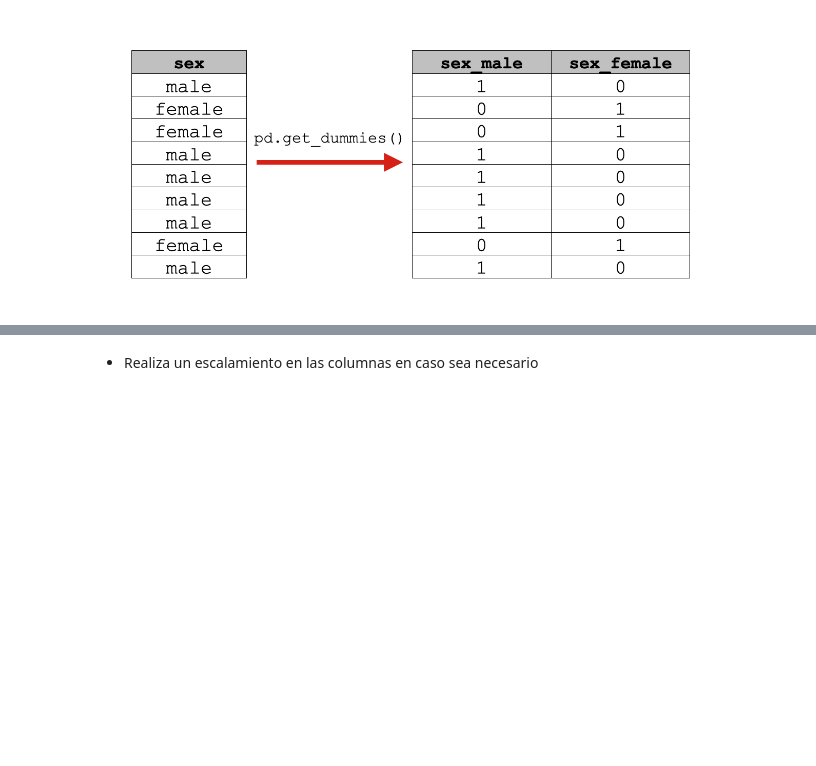
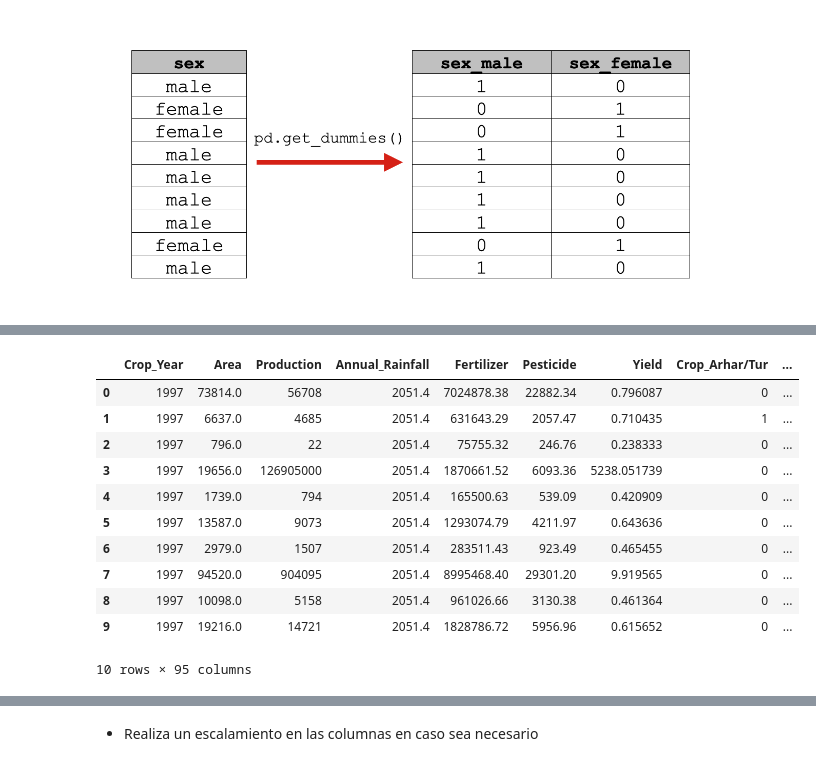
Before and after one commit to Ricardomanuel1/Maestr-a_Ciencia_de_Datos, a Jupyter notebook: MACHINE LEARNING Y DEEP LEARNING/TareaRegresionClasificacion.ipynb, the cells around one changed output, grey strips where cells are left out. Cells and saved outputs as stored; diff of their text form; code cells hidden in the pictures; blank space fills up the shorter version.

```diff
--- a/MACHINE LEARNING Y DEEP LEARNING/TareaRegresionClasificacion.ipynb
+++ b/MACHINE LEARNING Y DEEP LEARNING/TareaRegresionClasificacion.ipynb
@@ -70,0 +189,15 @@ df1.shape
+# %%
+df1.head(10)
+# %% [output]
+|  | Crop_Year | Area | Production | Annual_Rainfall | Fertilizer | Pesticide | Yield | Crop_Arhar/Tur | ... |
+| 0 | 1997 | 73814.0 | 56708 | 2051.4 | 7024878.38 | 22882.34 | 0.796087 | 0 | ... |
+| 1 | 1997 | 6637.0 | 4685 | 2051.4 | 631643.29 | 2057.47 | 0.710435 | 1 | ... |
+| 2 | 1997 | 796.0 | 22 | 2051.4 | 75755.32 | 246.76 | 0.238333 | 0 | ... |
+| 3 | 1997 | 19656.0 | 126905000 | 2051.4 | 1870661.52 | 6093.36 | 5238.051739 | 0 | ... |
+| 4 | 1997 | 1739.0 | 794 | 2051.4 | 165500.63 | 539.09 | 0.420909 | 0 | ... |
+| 5 | 1997 | 13587.0 | 9073 | 2051.4 | 1293074.79 | 4211.97 | 0.643636 | 0 | ... |
+| 6 | 1997 | 2979.0 | 1507 | 2051.4 | 283511.43 | 923.49 | 0.465455 | 0 | ... |
+| 7 | 1997 | 94520.0 | 904095 | 2051.4 | 8995468.40 | 29301.20 | 9.919565 | 0 | ... |
+| 8 | 1997 | 10098.0 | 5158 | 2051.4 | 961026.66 | 3130.38 | 0.461364 | 0 | ... |
+| 9 | 1997 | 19216.0 | 14721 | 2051.4 | 1828786.72 | 5956.96 | 0.615652 | 0 | ... |
+10 rows × 95 columns
```
Also changed, not shown: parts of 50 cells of this notebook.
